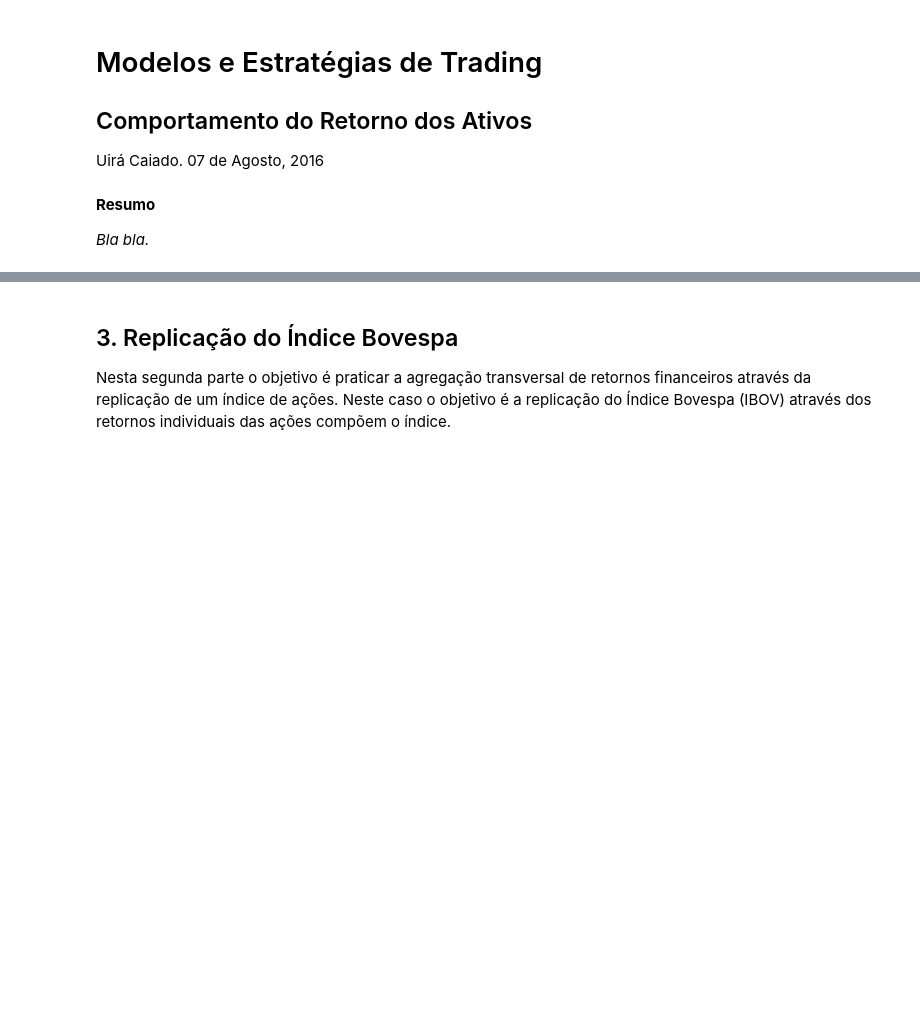
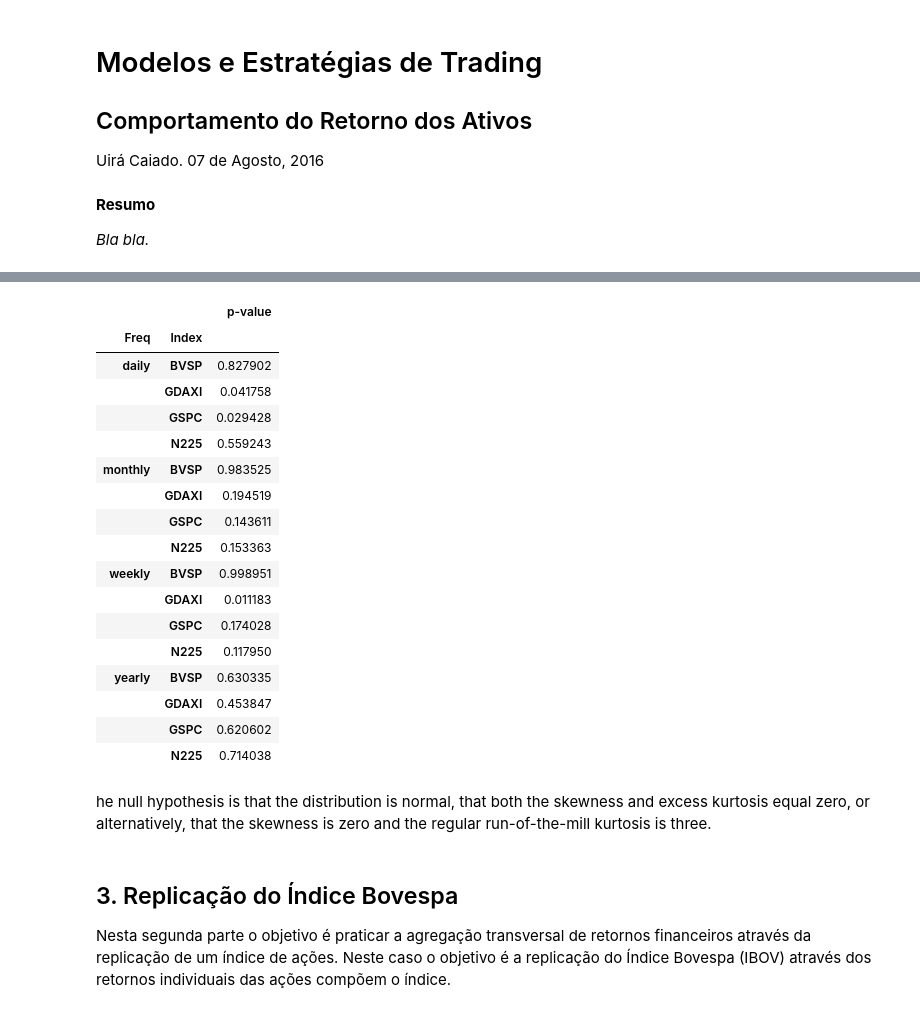
Before and after one commit to ucaiado/AssetReturns_Behavior, a Jupyter notebook: AssetReturn_Behavor.ipynb, the cells around one changed output, grey strips where cells are left out. Drawn from its saved outputs; the diff is of its cells as text; code cells hidden in the pictures; blank space fills up the shorter version.

```diff
--- a/AssetReturn_Behavor.ipynb
+++ b/AssetReturn_Behavor.ipynb
@@ -63,3 +161,29 @@ quandl.get("GOOG/LON_FTAS")
+# %%
+from scipy import stats
+df_jarque_bera = df_plot.groupby(['Freq', 'Index']).aggregate(stats.jarque_bera)
+pd.DataFrame([[x[0][1]] for x in df_jarque_bera.values], index=df_jarque_bera.index,
+             columns=['p-value'])
+# %% [output]
+|  |  | p-value |
+| Freq | Index |  |
+| daily | BVSP | 0.827902 |
+|  | GDAXI | 0.041758 |
+|  | GSPC | 0.029428 |
+|  | N225 | 0.559243 |
+| monthly | BVSP | 0.983525 |
+|  | GDAXI | 0.194519 |
+|  | GSPC | 0.143611 |
+|  | N225 | 0.153363 |
+| weekly | BVSP | 0.998951 |
+|  | GDAXI | 0.011183 |
+|  | GSPC | 0.174028 |
+|  | N225 | 0.117950 |
+| yearly | BVSP | 0.630335 |
+|  | GDAXI | 0.453847 |
+|  | GSPC | 0.620602 |
+|  | N225 | 0.714038 |
+# %% [markdown]
+he null hypothesis is that the distribution is normal, that both the skewness and excess kurtosis equal zero, or alternatively, that the skewness is zero and the regular run-of-the-mill kurtosis is three.
 # %% [markdown]
 ## 3. Replicação do Índice Bovespa
 
```
Also changed, not shown: parts of 15 cells of this notebook.
